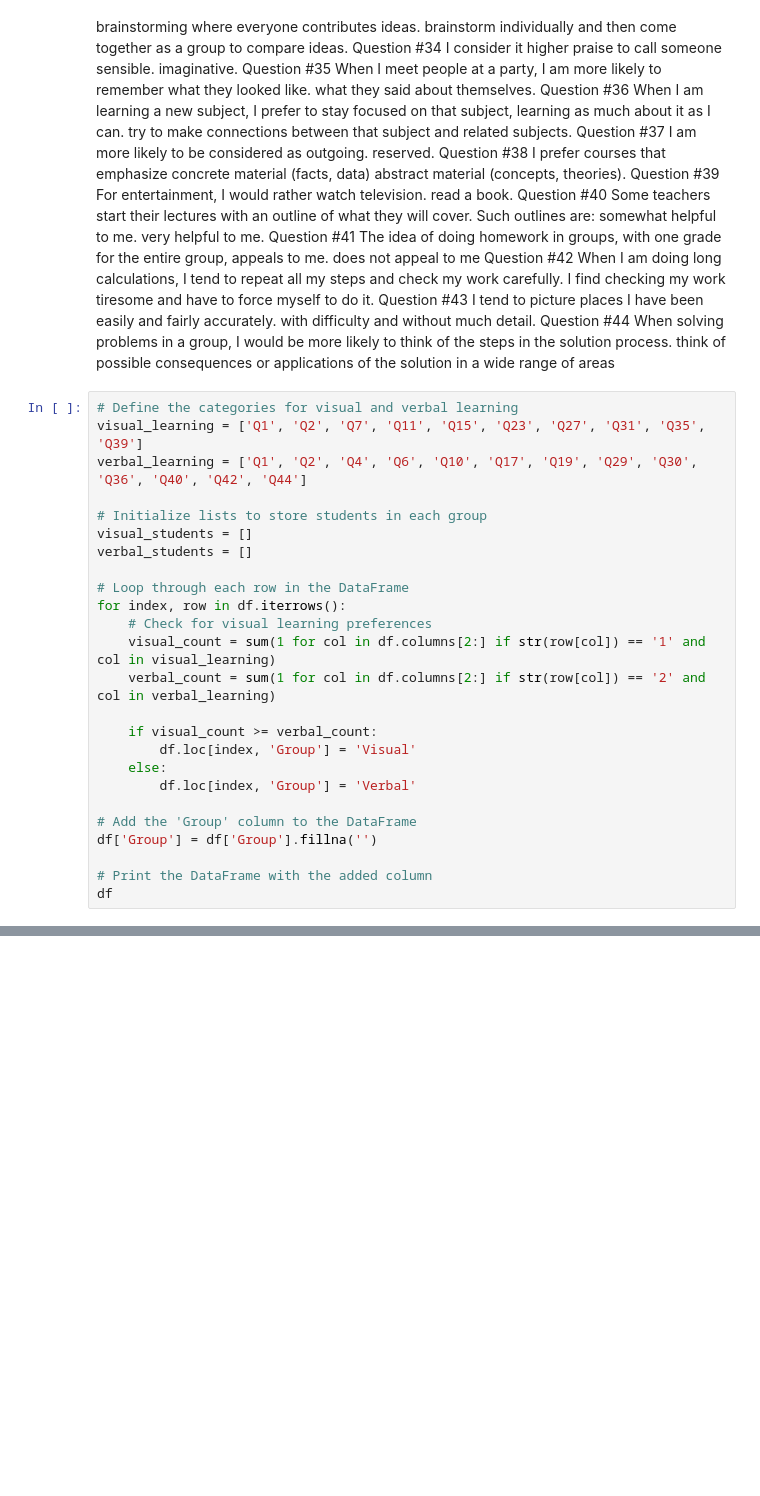
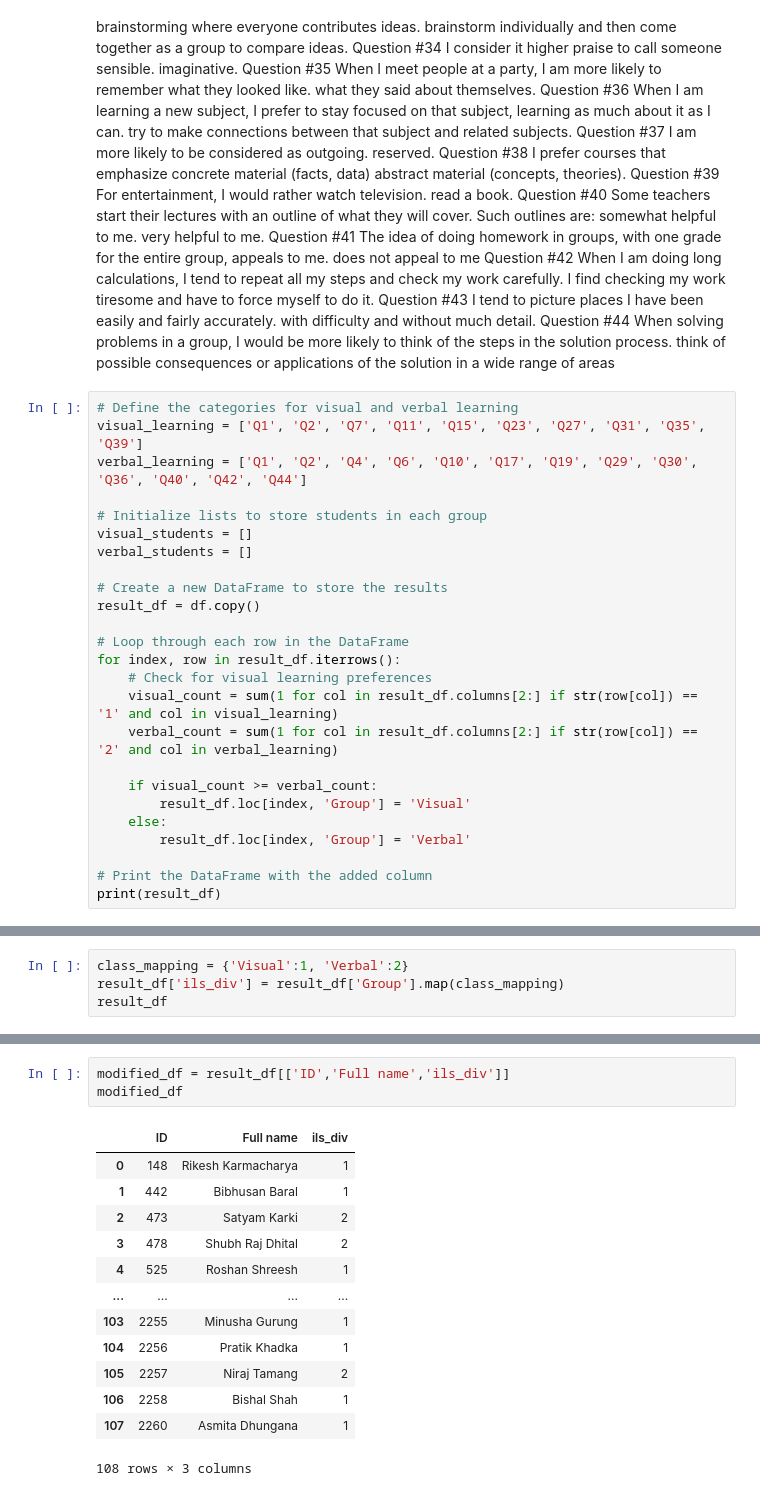
Before and after one commit to Anonymous719/Vark-notebooks, a Jupyter notebook: notebooks/ils_analysis.ipynb, the cells around one changed output, grey strips where cells are left out. Cells and saved outputs as stored; diff of their text form; blank space fills up the shorter version.

```diff
--- a/notebooks/ils_analysis.ipynb
+++ b/notebooks/ils_analysis.ipynb
@@ -248,20 +248,20 @@ verbal_learning = ['Q1', 'Q2', 'Q4', 'Q6', 'Q10', 'Q17', 'Q19', 'Q29', 'Q30', 'Q
 visual_students = []
 verbal_students = []
 
+# Create a new DataFrame to store the results
+result_df = df.copy()
+
 # Loop through each row in the DataFrame
-for index, row in df.iterrows():
+for index, row in result_df.iterrows():
     # Check for visual learning preferences
-    visual_count = sum(1 for col in df.columns[2:] if str(row[col]) == '1' and col in visual_learning)
-    verbal_count = sum(1 for col in df.columns[2:] if str(row[col]) == '2' and col in verbal_learning)
+    visual_count = sum(1 for col in result_df.columns[2:] if str(row[col]) == '1' and col in visual_learning)
+    verbal_count = sum(1 for col in result_df.columns[2:] if str(row[col]) == '2' and col in verbal_learning)
 
     if visual_count >= verbal_count:
-        df.loc[index, 'Group'] = 'Visual'
+        result_df.loc[index, 'Group'] = 'Visual'
     else:
-        df.loc[index, 'Group'] = 'Verbal'
-
-# Add the 'Group' column to the DataFrame
-df['Group'] = df['Group'].fillna('')
+        result_df.loc[index, 'Group'] = 'Verbal'
 
 # Print the DataFrame with the added column
-df
+print(result_df)
 # %% [output]
@@ -285,3 +289,7 @@ plt.hist(df.Group)
  array([0. , 0.1, 0.2, 0.3, 0.4, 0.5, 0.6, 0.7, 0.8, 0.9, 1. ]),
  <BarContainer object of 10 artists>)
 [figure]
+# %%
+class_mapping = {'Visual':1, 'Verbal':2}
+result_df['ils_div'] = result_df['Group'].map(class_mapping)
+result_df
@@ -287,0 +310,17 @@ plt.hist(df.Group)
+# %%
+modified_df = result_df[['ID','Full name','ils_div']]
+modified_df
+# %% [output]
+|  | ID | Full name | ils_div |
+| 0 | 148 | Rikesh Karmacharya | 1 |
+| 1 | 442 | Bibhusan Baral | 1 |
+| 2 | 473 | Satyam Karki | 2 |
+| 3 | 478 | Shubh Raj Dhital | 2 |
+| 4 | 525 | Roshan Shreesh | 1 |
+| ... | ... | ... | ... |
+| 103 | 2255 | Minusha Gurung | 1 |
+| 104 | 2256 | Pratik Khadka | 1 |
+| 105 | 2257 | Niraj Tamang | 2 |
+| 106 | 2258 | Bishal Shah | 1 |
+| 107 | 2260 | Asmita Dhungana | 1 |
+108 rows × 3 columns
```
Also changed, not shown: parts of 4 cells of this notebook, 8 other files.
